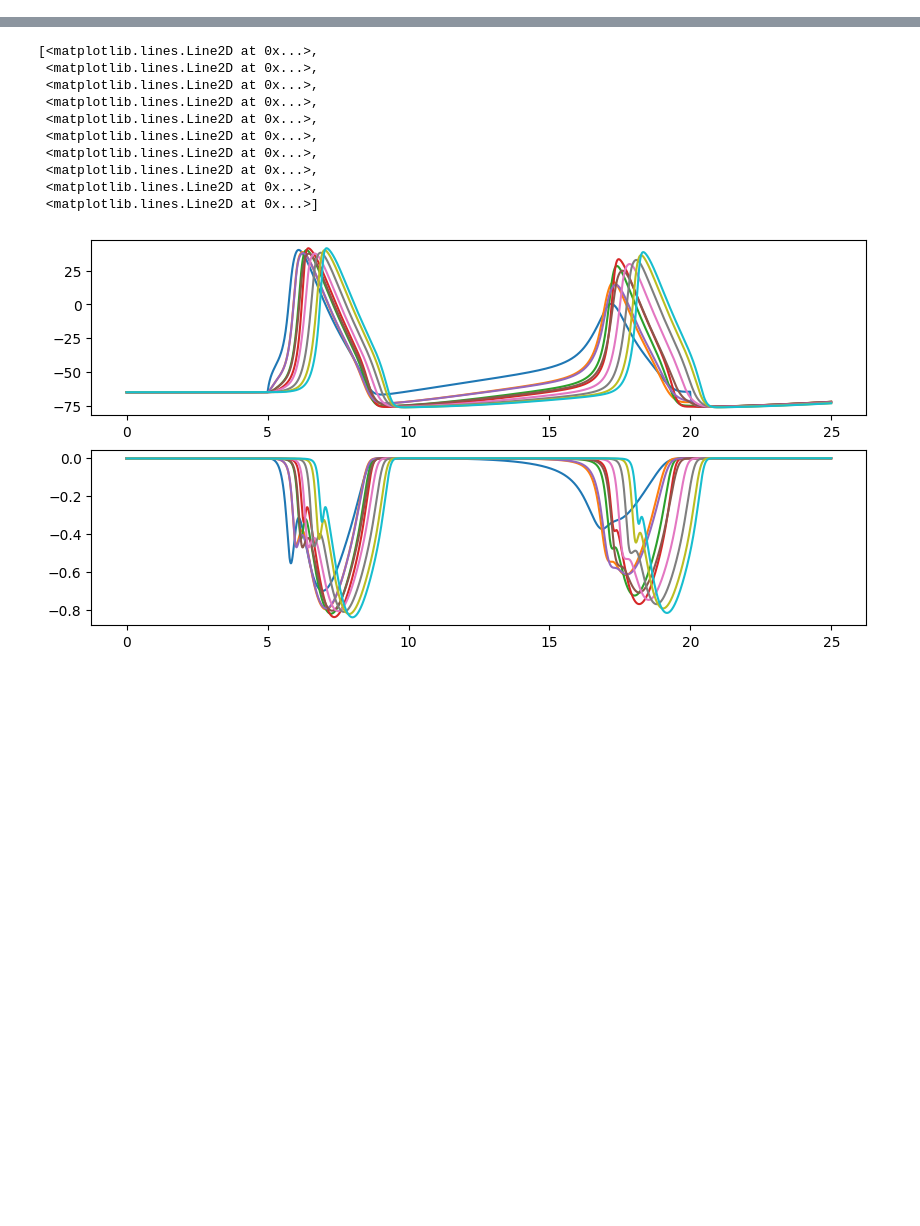
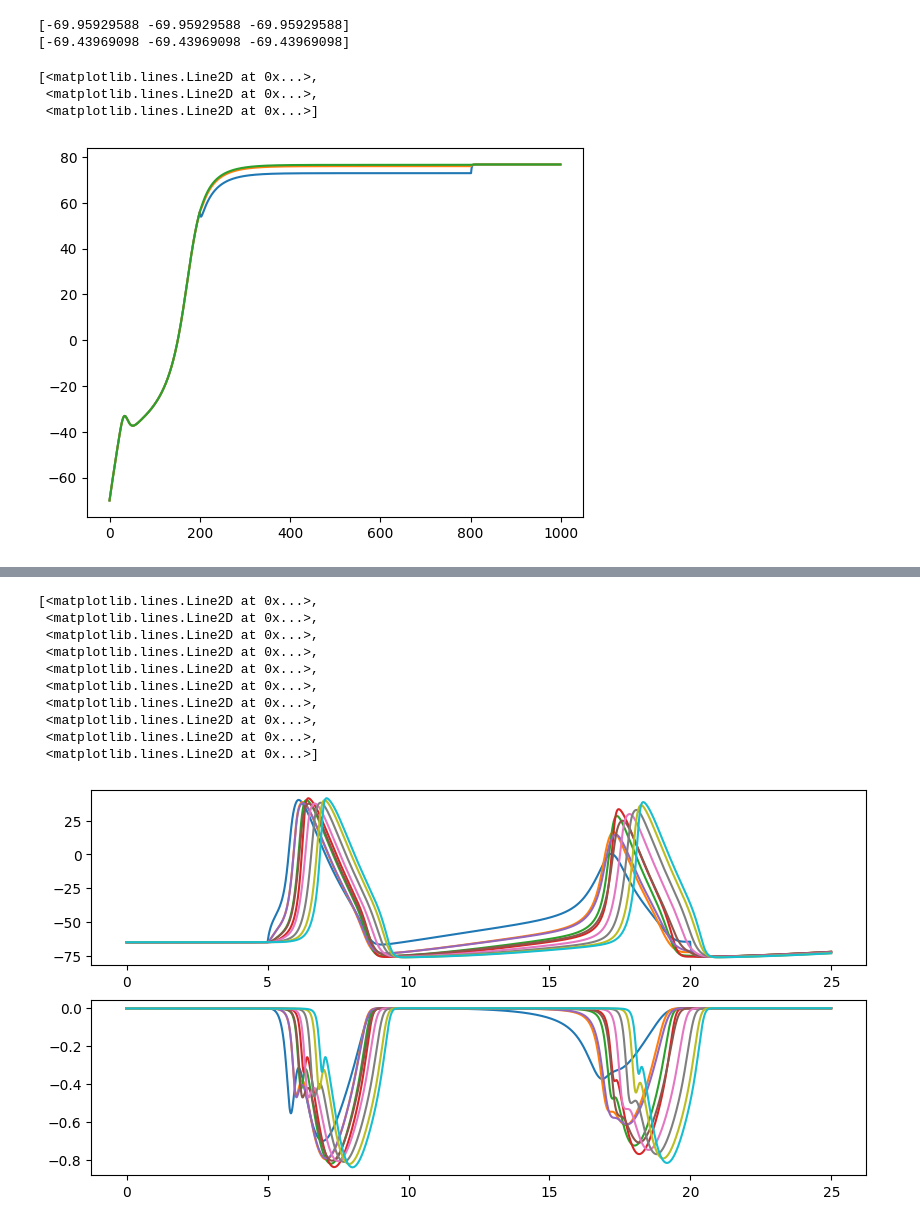
Before and after one commit to jnsbck/tinyjaxley, a Jupyter notebook: dev.ipynb, the cells around one changed output, grey strips where cells are left out. Saved outputs shown, nothing was run; the diff lists cells and outputs as text; code cells hidden in the pictures; blank space fills up the shorter version.

Commit message:
wip: save current state implementing backward euler [skip ci]

```diff
--- a/dev.ipynb
+++ b/dev.ipynb
@@ -20,0 +24,56 @@ import pandas as pd
+# %%
+ncomps = 3
+comp = Comp()
+branch = Branch([comp]*ncomps)
+branch = branch.at[jnp.array([0,1,2])].insert(K())
+branch = branch.at[jnp.array([0,1,2])].insert(Na())
+branch = branch.at[jnp.array([0,1,2])].insert(Leak())
+
+stim = SquarePulse(0.1, 5.0, 20.0)
+branch = branch.at[jnp.array([0])].insert(stim)
+branch.pandas()
+
+t0 = 0.0
+t1 = 25.0
+dt = 0.025
+u0 = branch.init(0.0, {"v": jnp.array([-70.0]*ncomps)})
+
+solver = BackwardEuler()
+ode = diffrax.ODETerm(branch)
+
+class WrapTerm(diffrax.ODETerm):
+    term: diffrax.ODETerm
+    def __init__(self, term):
+        self.term = term
+        self.vector_field = term.vector_field
+
+
+y1_fw = ForwardEuler().step(WrapTerm(ode), 0.0, 0.01, u0, None, None, False)[0]
+y1_imp = BackwardEuler().step(WrapTerm(ode), 0.0, 0.01, u0, None, None, False)[0]
+
+print(y1_fw["v"])
+print(y1_imp["v"])
+
+solver = BackwardEuler()
+ode = diffrax.ODETerm(branch)
+saveat = diffrax.SaveAt(ts=jnp.arange(t0, t1, dt))
+sol = diffrax.diffeqsolve(
+    ode,
+    solver,
+    t0,
+    t1,
+    dt,
+    y0=u0,
+    saveat=saveat,
+    # stepsize_controller=diffrax.PIDController(rtol=1e-4, atol=1e-6)
+)
+# %% [output]
+[-69.95929588 -69.95929588 -69.95929588]
+[-69.43969098 -69.43969098 -69.43969098]
+# %%
+plt.plot(sol.ys["v"])
+# %% [output]
+[<matplotlib.lines.Line2D at 0x...>,
+ <matplotlib.lines.Line2D at 0x...>,
+ <matplotlib.lines.Line2D at 0x...>]
+[figure, added]
```
Also changed, not shown: parts of 7 cells of this notebook, 7 other files.
